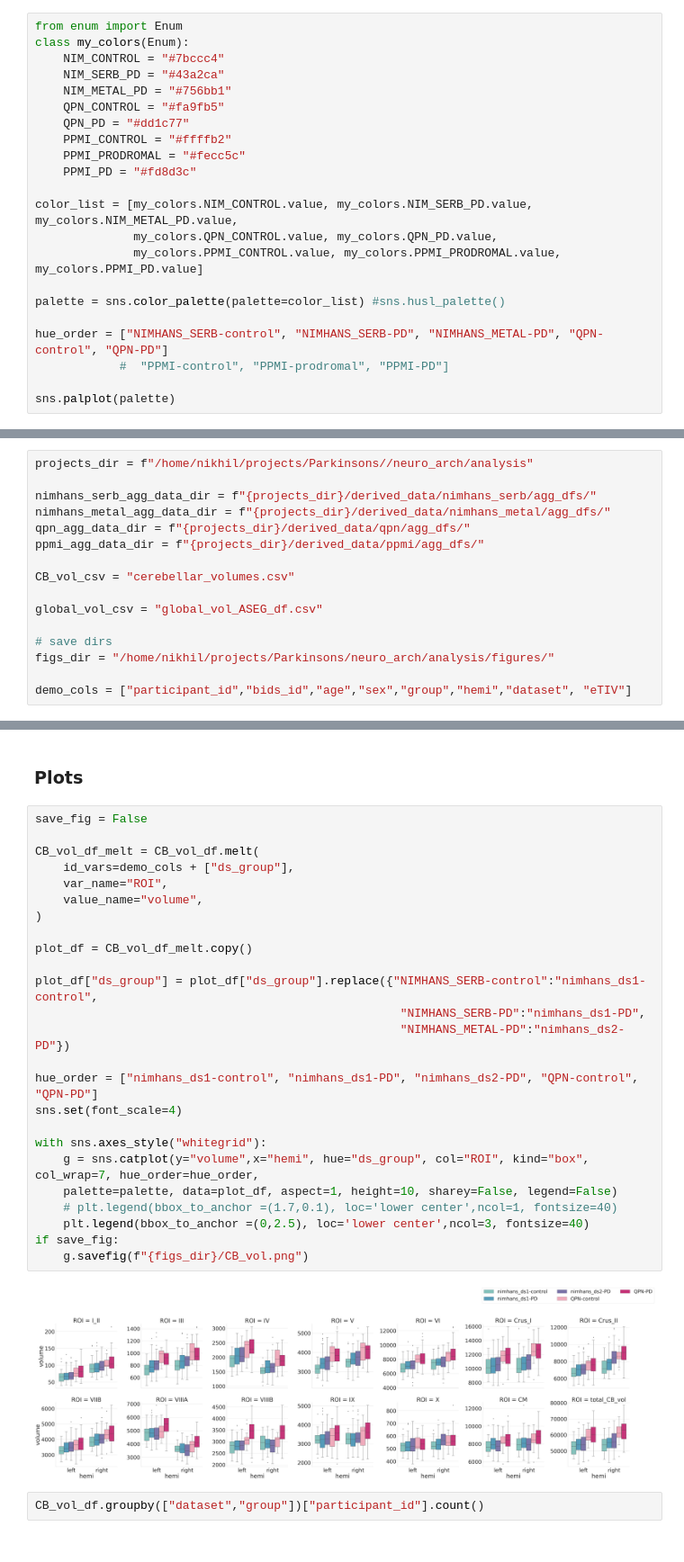
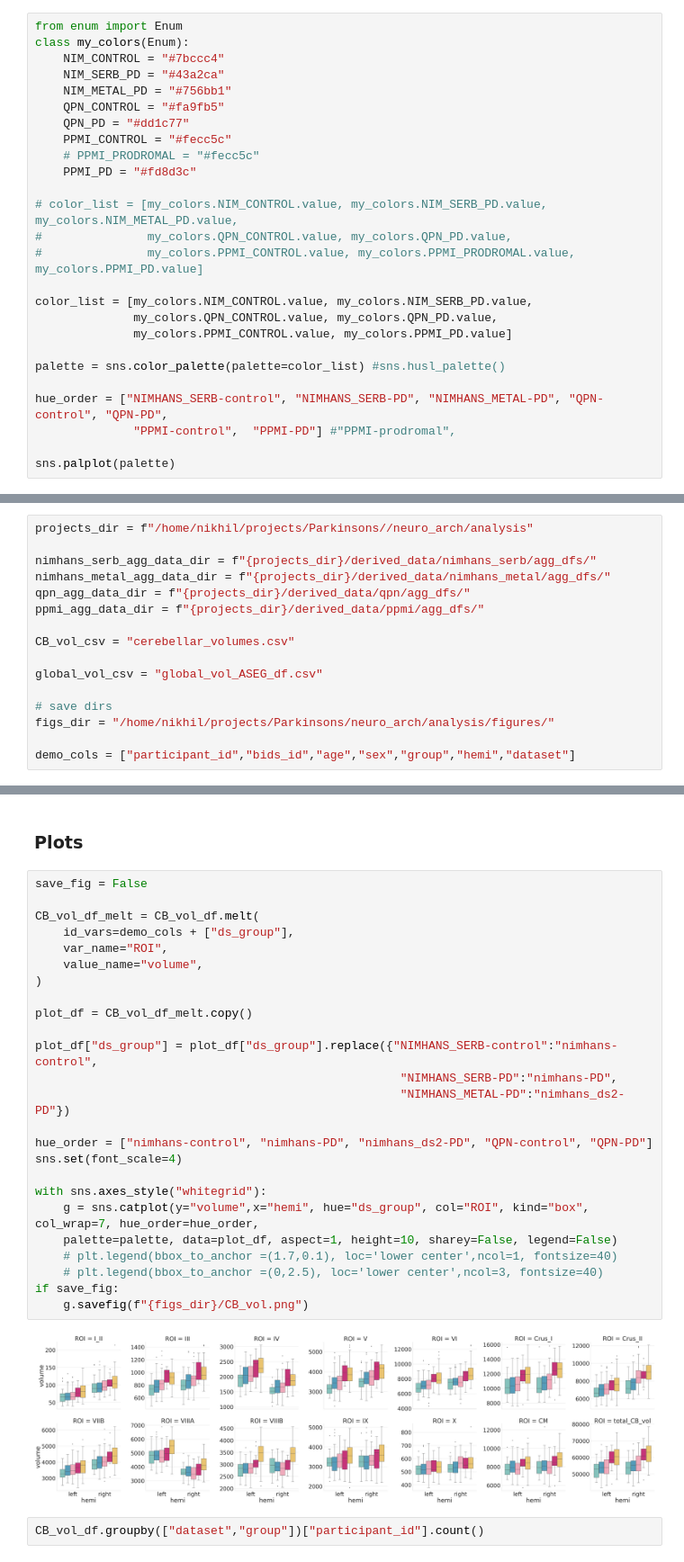
Before and after one commit to neurodatascience/mr_proc-nimhans_serb, a Jupyter notebook: analysis/cerebellum/notebooks/population_comparisons.ipynb, the cells around one changed output, grey strips where cells are left out. Shown at 90% size. Drawn from its saved outputs; the diff is of its cells as text.

```diff
--- a/analysis/cerebellum/notebooks/population_comparisons.ipynb
+++ b/analysis/cerebellum/notebooks/population_comparisons.ipynb
@@ -21,18 +21,22 @@ class my_colors(Enum):
     NIM_METAL_PD = "#756bb1"
     QPN_CONTROL = "#fa9fb5"
     QPN_PD = "#dd1c77"
-    PPMI_CONTROL = "#ffffb2"
-    PPMI_PRODROMAL = "#fecc5c"
+    PPMI_CONTROL = "#fecc5c"
+    # PPMI_PRODROMAL = "#fecc5c"
     PPMI_PD = "#fd8d3c"
 
-color_list = [my_colors.NIM_CONTROL.value, my_colors.NIM_SERB_PD.value, my_colors.NIM_METAL_PD.value,
+# color_list = [my_colors.NIM_CONTROL.value, my_colors.NIM_SERB_PD.value, my_colors.NIM_METAL_PD.value,
+#               my_colors.QPN_CONTROL.value, my_colors.QPN_PD.value,
+#               my_colors.PPMI_CONTROL.value, my_colors.PPMI_PRODROMAL.value, my_colors.PPMI_PD.value]
+
+color_list = [my_colors.NIM_CONTROL.value, my_colors.NIM_SERB_PD.value,
               my_colors.QPN_CONTROL.value, my_colors.QPN_PD.value,
-              my_colors.PPMI_CONTROL.value, my_colors.PPMI_PRODROMAL.value, my_colors.PPMI_PD.value]
+              my_colors.PPMI_CONTROL.value, my_colors.PPMI_PD.value]
 
 palette = sns.color_palette(palette=color_list) #sns.husl_palette()
 
-hue_order = ["NIMHANS_SERB-control", "NIMHANS_SERB-PD", "NIMHANS_METAL-PD", "QPN-control", "QPN-PD"]
-            #  "PPMI-control", "PPMI-prodromal", "PPMI-PD"]
+hue_order = ["NIMHANS_SERB-control", "NIMHANS_SERB-PD", "NIMHANS_METAL-PD", "QPN-control", "QPN-PD",
+              "PPMI-control",  "PPMI-PD"] #"PPMI-prodromal",
 
 sns.palplot(palette)
 # %% [output]
@@ -52,7 +56,7 @@ global_vol_csv = "global_vol_ASEG_df.csv"
 # save dirs
 figs_dir = "/home/nikhil/projects/Parkinsons/neuro_arch/analysis/figures/"
 
-demo_cols = ["participant_id","bids_id","age","sex","group","hemi","dataset", "eTIV"]
+demo_cols = ["participant_id","bids_id","age","sex","group","hemi","dataset"]
 # %% [markdown]
 ### Read global volumes (i.e. ASEG and demo df)
 # %%
@@ -161,30 +170,30 @@ CB_vol_df shape: (462, 22)
 # %%
 save_fig = False
 
 CB_vol_df_melt = CB_vol_df.melt(
     id_vars=demo_cols + ["ds_group"],
     var_name="ROI",
     value_name="volume",
 )
 
 plot_df = CB_vol_df_melt.copy()
 
-plot_df["ds_group"] = plot_df["ds_group"].replace({"NIMHANS_SERB-control":"nimhans_ds1-control",
-                                                    "NIMHANS_SERB-PD":"nimhans_ds1-PD",
+plot_df["ds_group"] = plot_df["ds_group"].replace({"NIMHANS_SERB-control":"nimhans-control",
+                                                    "NIMHANS_SERB-PD":"nimhans-PD",
                                                     "NIMHANS_METAL-PD":"nimhans_ds2-PD"})
 
-hue_order = ["nimhans_ds1-control", "nimhans_ds1-PD", "nimhans_ds2-PD", "QPN-control", "QPN-PD"]
+hue_order = ["nimhans-control", "nimhans-PD", "nimhans_ds2-PD", "QPN-control", "QPN-PD"]
 sns.set(font_scale=4)
 
 with sns.axes_style("whitegrid"):
     g = sns.catplot(y="volume",x="hemi", hue="ds_group", col="ROI", kind="box", col_wrap=7, hue_order=hue_order,
     palette=palette, data=plot_df, aspect=1, height=10, sharey=False, legend=False)
     # plt.legend(bbox_to_anchor =(1.7,0.1), loc='lower center',ncol=1, fontsize=40)
-    plt.legend(bbox_to_anchor =(0,2.5), loc='lower center',ncol=3, fontsize=40)
+    # plt.legend(bbox_to_anchor =(0,2.5), loc='lower center',ncol=3, fontsize=40)
 if save_fig:
     g.savefig(f"{figs_dir}/CB_vol.png")
 # %% [output]
-[figure, old version]
+[figure, new version]
 # %%
 CB_vol_df.groupby(["dataset","group"])["participant_id"].count()
 # %% [output]
```
Also changed, not shown: parts of 6 cells of this notebook, 1 other file.
